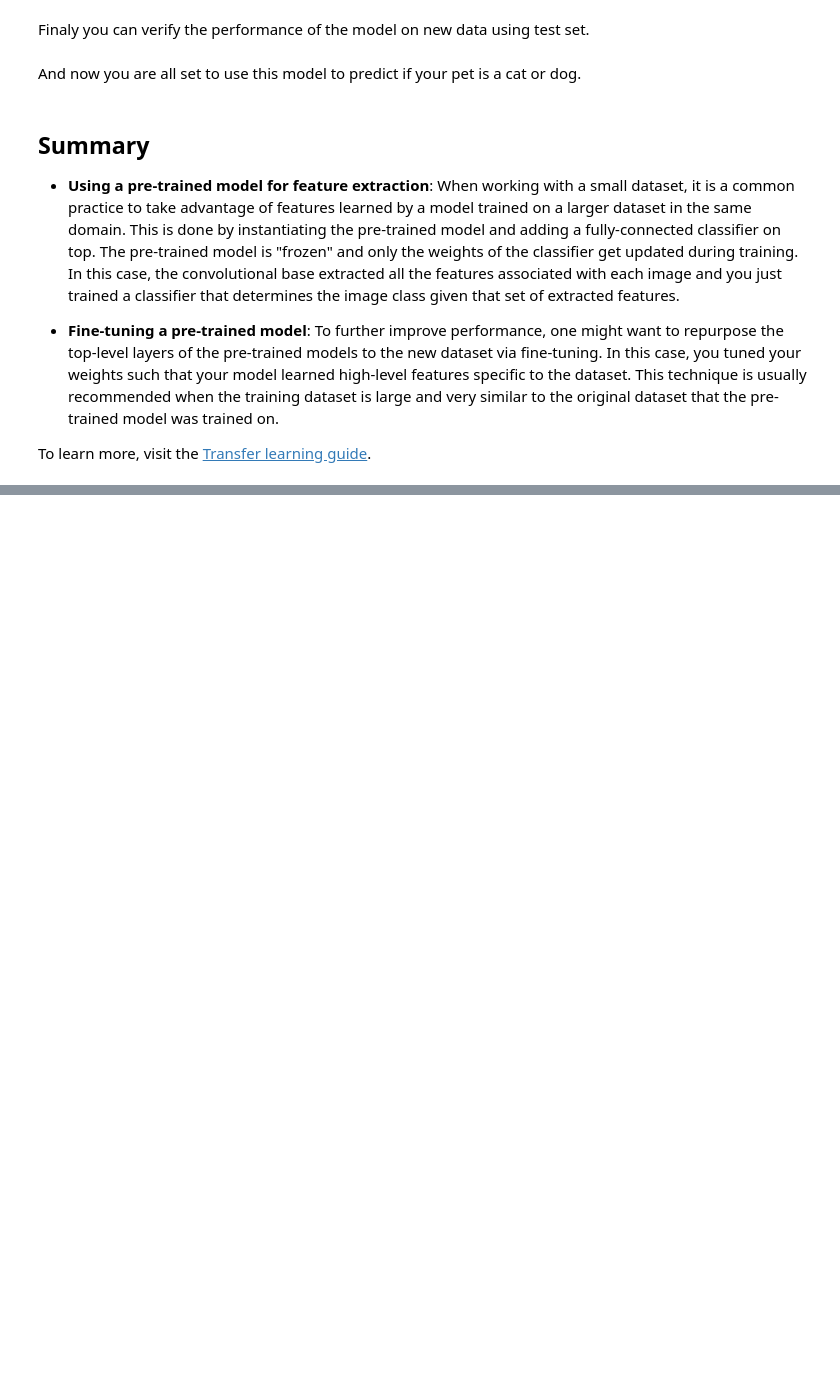
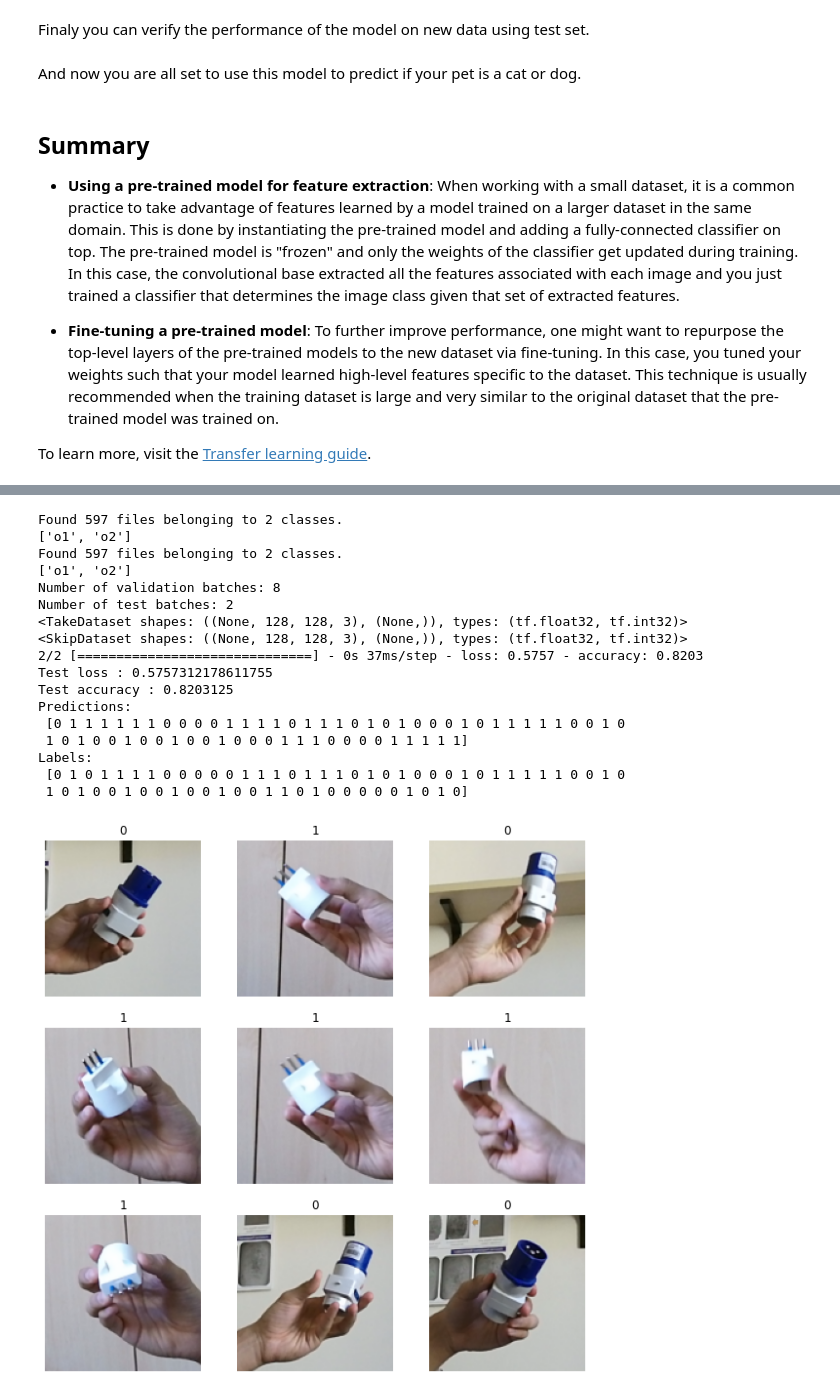
Before and after one commit to ayhkusa/cvpr_clvision_challenge, a Jupyter notebook: transfer_learning_core50_NI3.ipynb, the cells around one changed output, grey strips where cells are left out. Cells and saved outputs as stored; diff of their text form; code cells hidden in the pictures; blank space fills up the shorter version.

Commit message:
added partial data setup

```diff
--- a/transfer_learning_core50_NI3.ipynb
+++ b/transfer_learning_core50_NI3.ipynb
@@ -723,4 +776,6 @@ Labels:
 # %%
+print("# Start of dataset #2 (train_dir1 ...) using same tuned model")
+
 #train_dir0,validation_dir0,train_dir1,validation_dir1 = source_data(2)
 train_dataset0 = trainset(train_dir1)
 validation_dataset0 = val_dataset(validation_dir1)
@@ -735,12 +790,14 @@ base_model0,image_batch0,label_batch0,feature_batch0 = feature_extractor(base_mo
 feature_batch_average0 = add_classify_head_layer(feature_batch0)
 prediction_batch0 = add_predict_layer(feature_batch_average0)
 
-#train_model0 = train_model(base_model0)
+#enabled
+train_model0 = train_model(base_model0)
 
 evaluate_dataset(train_model0, validation_dataset0)
-history0 = fit_train(train_model0,train_dataset0,validation_dataset0,initial_epochs=3)
+history0,acc,val_acc,loss,val_loss = fit_train(train_model0,train_dataset0,validation_dataset0,initial_epochs=25)
 tune_model0 = tune_base_model(base_model0,train_model0)
-model_fit2(tune_model0,train_dataset0,validation_dataset0,history0,initial_epochs=3,fine_tune_epochs=5)
+history1,acc,val_acc,loss,val_loss = model_fit2(tune_model0,train_dataset0,validation_dataset0,history0,initial_epochs=25,fine_tune_epochs=5,acc=acc,val_acc=val_acc,loss=loss,val_loss=val_loss)
+
 evaluate_model(tune_model0, test_dataset0)
 predict_image(tune_model0,test_dataset0)
 # %% [output]
@@ -788,0 +849,31 @@ Labels:
+# %%
+# Repeat of dataset #1 (train_dir0 ...) using same tuned model that have been changed with dataset #2
+
+#train_dir0,validation_dir0,train_dir1,validation_dir1 = source_data(2)
+train_dataset0 = trainset(train_dir0)
+validation_dataset0 = val_dataset(validation_dir0)
+
+val_batches0,test_dataset0,validation_dataset0 = test_dataset(validation_dataset0)
+train_dataset0,validation_dataset0,test_dataset0 = prefetch(train_dataset0,validation_dataset0,test_dataset0)
+
+evaluate_model(tune_model0, test_dataset0)
+predict_image(tune_model0,test_dataset0)
+# %% [output]
+Found 597 files belonging to 2 classes.
+['o1', 'o2']
+Found 597 files belonging to 2 classes.
+['o1', 'o2']
+Number of validation batches: 8
+Number of test batches: 2
+<TakeDataset shapes: ((None, 128, 128, 3), (None,)), types: (tf.float32, tf.int32)>
+<SkipDataset shapes: ((None, 128, 128, 3), (None,)), types: (tf.float32, tf.int32)>
+2/2 [==============================] - 0s 37ms/step - loss: 0.5757 - accuracy: 0.8203
+Test loss : 0.5757312178611755
+Test accuracy : 0.8203125
+Predictions:
+ [0 1 1 1 1 1 1 0 0 0 0 1 1 1 1 0 1 1 1 0 1 0 1 0 0 0 1 0 1 1 1 1 1 0 0 1 0
+ 1 0 1 0 0 1 0 0 1 0 0 1 0 0 0 1 1 1 0 0 0 0 1 1 1 1 1]
+Labels:
+ [0 1 0 1 1 1 1 0 0 0 0 0 1 1 1 0 1 1 1 0 1 0 1 0 0 0 1 0 1 1 1 1 1 0 0 1 0
+ 1 0 1 0 0 1 0 0 1 0 0 1 0 0 1 1 0 1 0 0 0 0 0 1 0 1 0]
+[figure, added]
```
Also changed, not shown: parts of 16 cells of this notebook, 6 other files.
